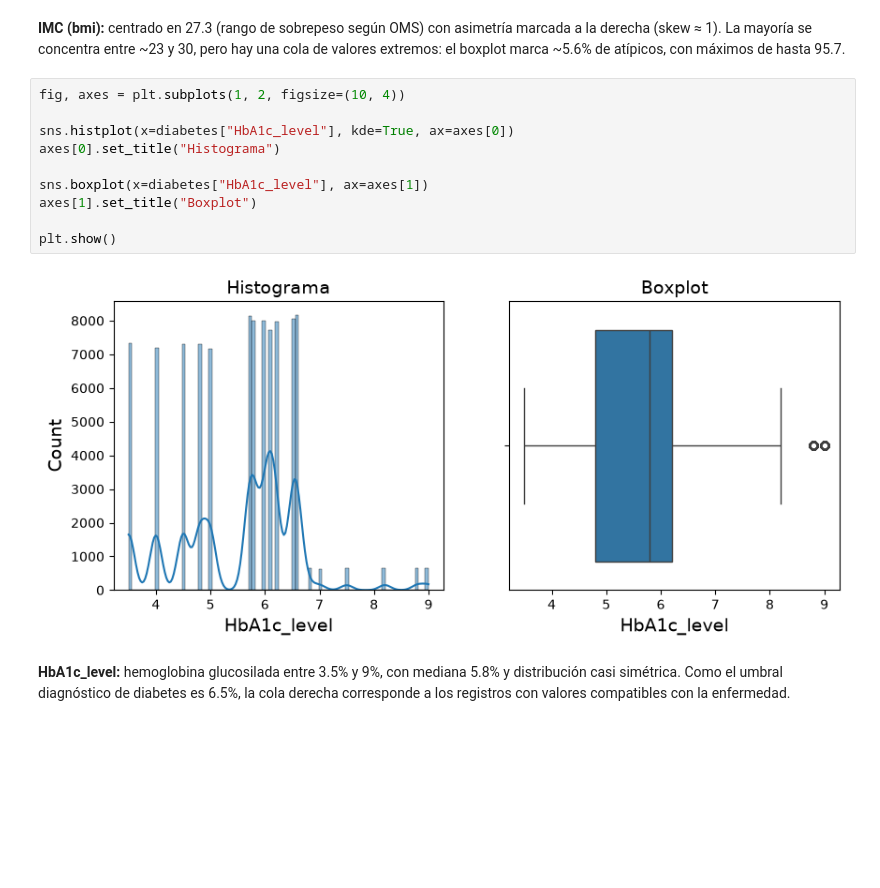
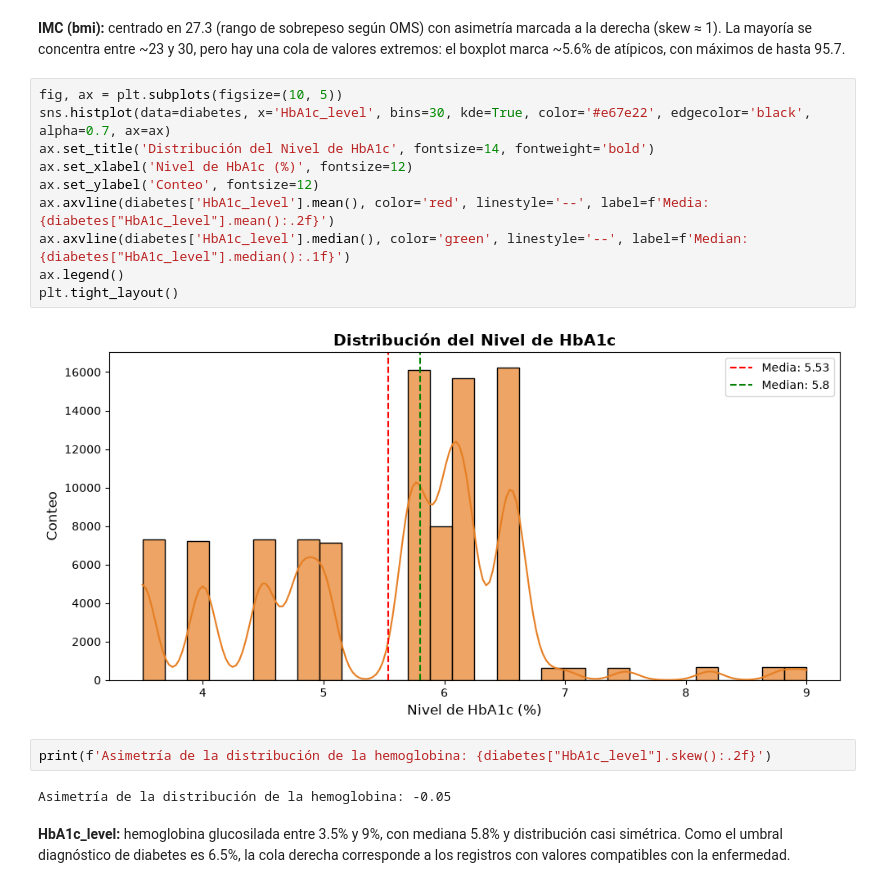
Before and after one commit to JulyAnAr88/mg-datos, a Jupyter notebook: automatizacion-test/proyecto-aprendizaje-automatico.ipynb, the cells around one changed output. Cells and saved outputs as stored; diff of their text form; blank space fills up the shorter version.

```diff
--- a/automatizacion-test/proyecto-aprendizaje-automatico.ipynb
+++ b/automatizacion-test/proyecto-aprendizaje-automatico.ipynb
@@ -300,17 +334,21 @@ plt.show()
 # %% [markdown]
 **IMC (bmi):** centrado en 27.3 (rango de sobrepeso según OMS) con asimetría marcada a la derecha (skew ≈ 1). La mayoría se concentra entre ~23 y 30, pero hay una cola de valores extremos: el boxplot marca ~5.6% de atípicos, con máximos de hasta 95.7.
 # %%
-fig, axes = plt.subplots(1, 2, figsize=(10, 4))
-
-sns.histplot(x=diabetes["HbA1c_level"], kde=True, ax=axes[0])
-axes[0].set_title("Histograma")
-
-sns.boxplot(x=diabetes["HbA1c_level"], ax=axes[1])
-axes[1].set_title("Boxplot")
-
-plt.show()
+fig, ax = plt.subplots(figsize=(10, 5))
+sns.histplot(data=diabetes, x='HbA1c_level', bins=30, kde=True, color='#e67e22', edgecolor='black', alpha=0.7, ax=ax)
+ax.set_title('Distribución del Nivel de HbA1c', fontsize=14, fontweight='bold')
+ax.set_xlabel('Nivel de HbA1c (%)', fontsize=12)
+ax.set_ylabel('Conteo', fontsize=12)
+ax.axvline(diabetes['HbA1c_level'].mean(), color='red', linestyle='--', label=f'Media: {diabetes["HbA1c_level"].mean():.2f}')
+ax.axvline(diabetes['HbA1c_level'].median(), color='green', linestyle='--', label=f'Median: {diabetes["HbA1c_level"].median():.1f}')
+ax.legend()
+plt.tight_layout()
 # %% [output]
-[figure, old version]
+[figure, new version]
+# %%
+print(f'Asimetría de la distribución de la hemoglobina: {diabetes["HbA1c_level"].skew():.2f}')
+# %% [output]
+Asimetría de la distribución de la hemoglobina: -0.05
 # %% [markdown]
 **HbA1c_level:** hemoglobina glucosilada entre 3.5% y 9%, con mediana 5.8% y distribución casi simétrica. Como el umbral diagnóstico de diabetes es 6.5%, la cola derecha corresponde a los registros con valores compatibles con la enfermedad.
 # %%
```
Also changed, not shown: parts of 44 cells of this notebook.
